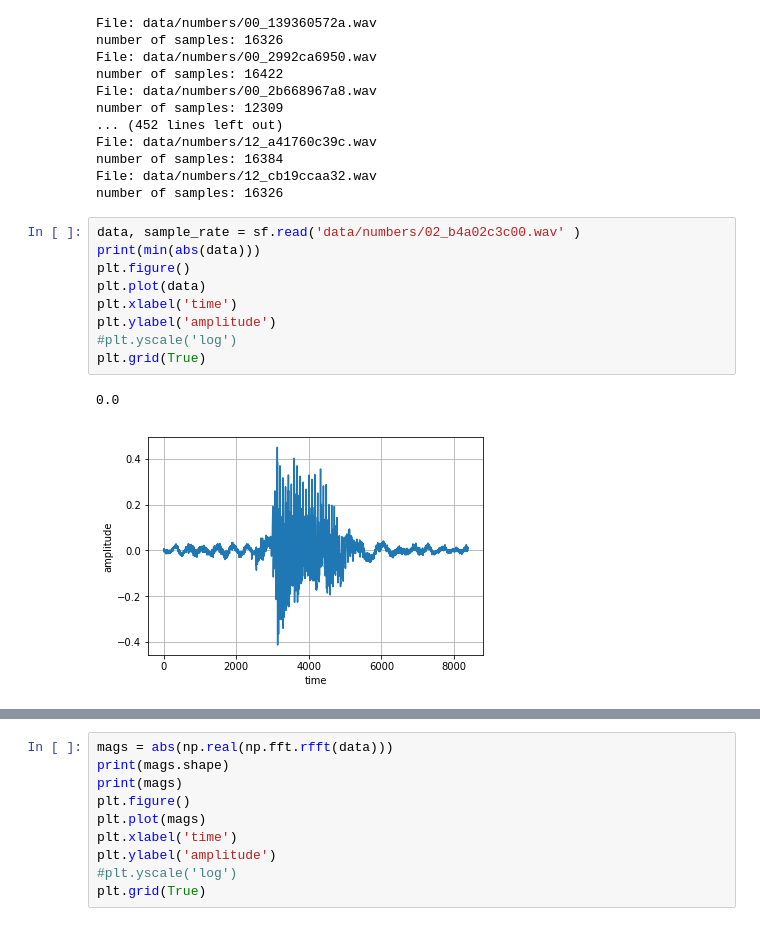
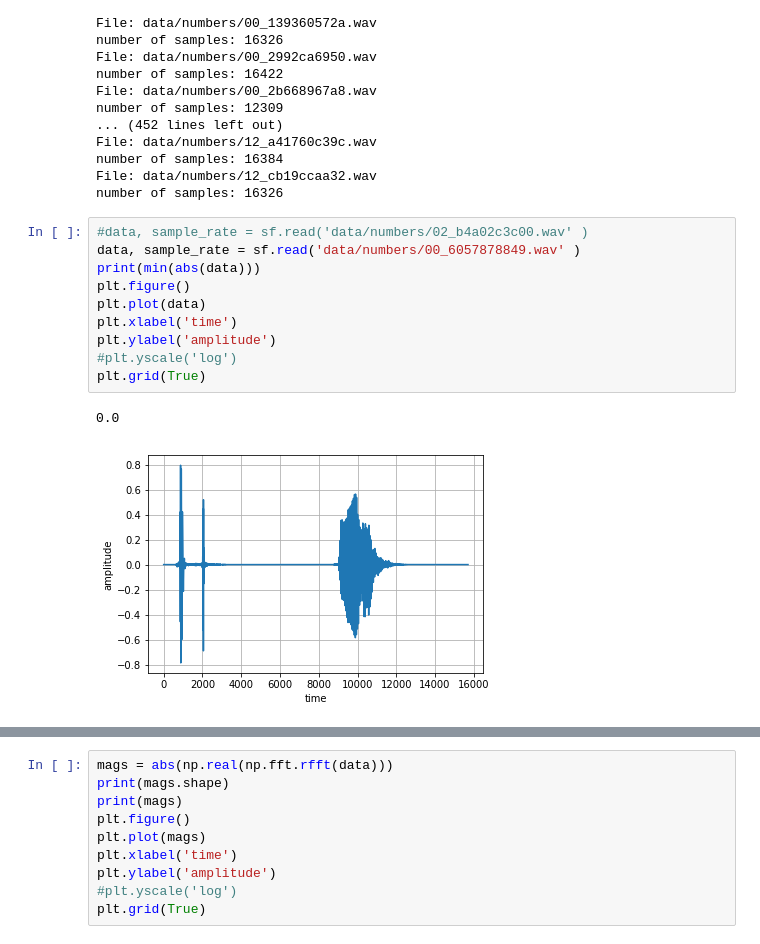
Before and after one commit to MerlinPCarson/AudioWords, a Jupyter notebook: AudioWords.ipynb, the cells around one changed output, grey strips where cells are left out. Cells and saved outputs as stored; diff of their text form.

```diff
--- a/AudioWords.ipynb
+++ b/AudioWords.ipynb
@@ -54,16 +56,17 @@ number of samples: 16384
 File: data/numbers/12_cb19ccaa32.wav
 number of samples: 16326
 # %%
-data, sample_rate = sf.read('data/numbers/02_b4a02c3c00.wav' )
+#data, sample_rate = sf.read('data/numbers/02_b4a02c3c00.wav' )
+data, sample_rate = sf.read('data/numbers/00_6057878849.wav' )
 print(min(abs(data)))
 plt.figure()
 plt.plot(data)
 plt.xlabel('time')
 plt.ylabel('amplitude')
 #plt.yscale('log')
 plt.grid(True)
 # %% [output]
 0.0
-[figure, old version]
+[figure, new version]
 # %%
 averages = []
```
Also changed, not shown: parts of 4 cells of this notebook, 1 other file.
